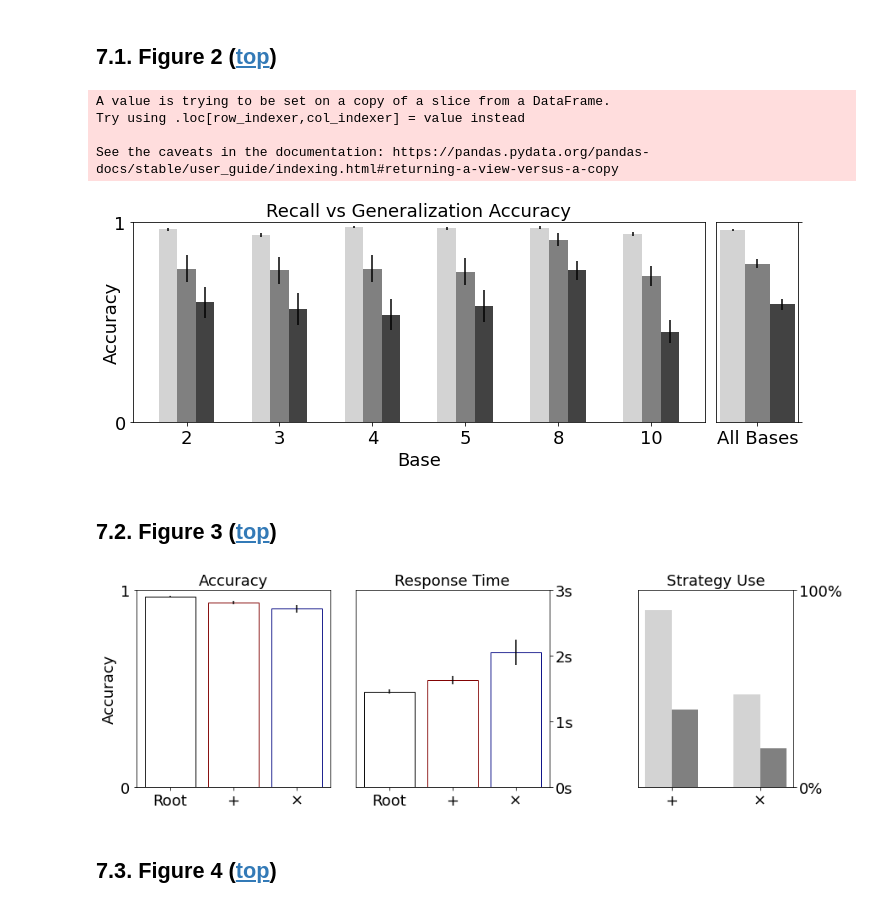
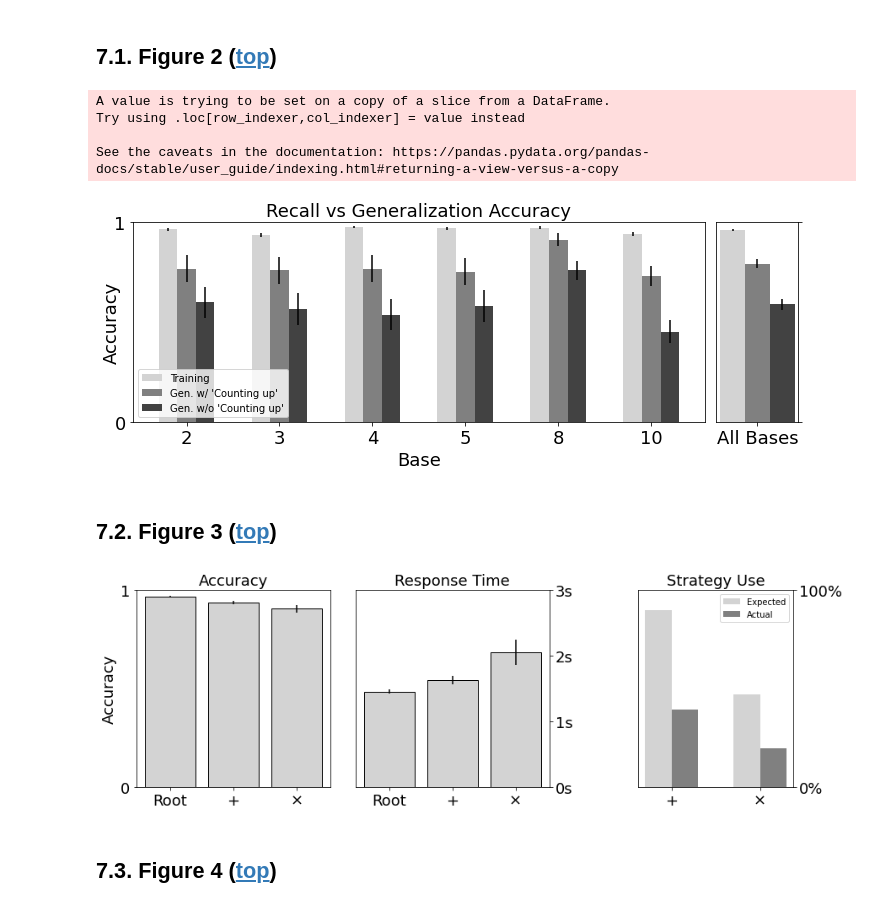
Before and after one commit to SebastianHolt/counting_syntax, a Jupyter notebook: analysis/main_analyses.ipynb, the cells around one changed output. Cells and saved outputs as stored; diff of their text form; code cells hidden in the pictures.

```diff
--- a/analysis/main_analyses.ipynb
+++ b/analysis/main_analyses.ipynb
@@ -1062,27 +1062,27 @@ dat2 = get_err(df1,iv,dv2)
 f , (a1,a2) = plt.subplots(1,2, figsize=(10,4), sharey=True, gridspec_kw={'width_ratios': [7,1]})
 
 
-a1.bar(np.arange(len(dat0[iv]))-2*(bw/2),
+quizcorrect = a1.bar(np.arange(len(dat0[iv]))-2*(bw/2),
         height=dat0[dv0],
         width=bw,
         yerr=dat0['err'],
         fill='lightgrey',color='lightgrey', #edgecolor='k',    # fill='lightgrey',color='lightgrey',# edgecolor='k',
-        error_kw={'linewidth':lw,'capsize':cs,'markeredgewidth':ew,'zorder':200})
+        error_kw={'linewidth':lw,'capsize':cs,'markeredgewidth':ew,'zorder':200},label="Training")
 
-a1.bar(np.arange(len(dat1[iv])),
+gencorrect = a1.bar(np.arange(len(dat1[iv])),
         height=dat1[dv1],
         width=bw,
         yerr=dat1['err'],
         fill='grey',color='grey', #edgecolor='k',    # fill='grey',color='grey',# edgecolor='k',
-        error_kw={'linewidth':lw,'capsize':cs,'markeredgewidth':ew,'zorder':200})
+        error_kw={'linewidth':lw,'capsize':cs,'markeredgewidth':ew,'zorder':200},label="Gen. w/ 'Counting up'")
 
 
-a1.bar(np.arange(len(dat2[iv]))+2*(bw/2),
+genstrong = a1.bar(np.arange(len(dat2[iv]))+2*(bw/2),
         height=dat2[dv2],
         width=bw,
         yerr=dat2['err'],
         fill='#424242',color='#424242', #edgecolor='k',    # fill='grey',color='grey',# edgecolor='k',
-        error_kw={'linewidth':lw,'capsize':cs,'markeredgewidth':ew,'zorder':200})
+        error_kw={'linewidth':lw,'capsize':cs,'markeredgewidth':ew,'zorder':200},label="Gen. w/o 'Counting up'")
 
 
 a1.set_title("Recall vs Generalization Accuracy")
@@ -1090,6 +1090,8 @@ a1.set_title("Recall vs Generalization Accuracy")
 a1.set_xlabel("Base")
 a1.set_xticks([0,1,2,3,4,5])
 a1.set_xticklabels(['2','3','4','5','8','10'])
+
+a1.legend(loc="lower left")
 
 a1.set_ylabel("Accuracy")
 a1.set_yticks([0,1])    # [0,.2,.8,1]
@@ -1159,12 +1161,15 @@ a2.yaxis.set_label_coords(-.02,.5)
 newFontSize([a2],fs=18)
 
 plt.tight_layout()
+
+
+f.savefig('../results/plots/fig2.pdf', bbox_inches="tight")
 # %% [output]
 A value is trying to be set on a copy of a slice from a DataFrame.
 Try using .loc[row_indexer,col_indexer] = value instead
 
 See the caveats in the documentation: https://pandas.pydata.org/pandas-docs/stable/user_guide/indexing.html#returning-a-view-versus-a-copy
-[figure, old version]
+[figure, new version]
 # %% [markdown]
 ## <a name="fig3"></a> 7.2.  Figure 3 ([top](#top))
 # %%
@@ -1176,6 +1181,8 @@ cond_clrs =['black','blue','red']
 
 # load up the data to plot
 colour_dict = {'prim':'k','add':'#820303','mult':'#030782'}
+colour_dict = {'prim':'k','add':'k','mult':'k'}
+
 
 plot1s = []
 plot2s = []
@@ -1189,12 +1196,12 @@ for i,rule in enumerate(['prim','add','mult']):
     plot1 = a1.bar(x=i,
                    height=dat0.at[1,'correct'],
                    yerr=dat0.at[1,'err'],
-                   color="white", alpha=1, edgecolor=colour_dict[rule])
+                   color="lightgrey", alpha=1, edgecolor=colour_dict[rule])
 
     plot2 = a2.bar(x=i,
                    height=dat1.at[1,'RT'],
                    yerr=dat1.at[1,'err'],
-                   color="white", alpha=1, edgecolor=colour_dict[rule])
+                   color="lightgrey", alpha=1, edgecolor=colour_dict[rule])
 
     # take whichever is higher: the current max or the highest value here
     RTymax = max(RTymax,dat1.at[1,'RT'] + dat1.at[1,'err'])
@@ -1249,7 +1256,6 @@ strat_colours = {"add":     "#820303", "add_sf":  "#820303",
                  "mul":     "#030782", "mul_sf":  "#030782",
                  "unit":    "k",       "exp":     "k"}
 
-
 # expected prop additive
 prop_expd_add = ((5/5)*31 + (5/5)*30 + (4/5)*32 + (4/5)*30 + (9/10)*30 + (9/10)*29) / (31+30+32+30+30+29)
 
@@ -1280,41 +1286,41 @@ prop_actl_mul = df1[dv].value_counts()['mul'] / df1[dv].value_counts().sum()
 
 
 
-a3.bar(1-bw/2,
+expected = a3.bar(1-bw/2,
         height= prop_expd_mul,
         width=bw,
         fill='lightgrey', color='lightgrey',alpha=1, edgecolor=None,
-        error_kw={'linewidth':lw,'capsize':cs,'markeredgewidth':ew})
+        error_kw={'linewidth':lw,'capsize':cs,'markeredgewidth':ew},label="Expected")
 
-a3.bar(1+bw/2,
+actual = a3.bar(1+bw/2,
         height= prop_actl_mul,
         width=bw,
         fill='grey', color='grey',alpha=1, edgecolor=None,
-        error_kw={'linewidth':lw,'capsize':cs,'markeredgewidth':ew})
+        error_kw={'linewidth':lw,'capsize':cs,'markeredgewidth':ew},label="Actual")
 
-
+a3.legend()
 
 a3.set_title("Strategy Use")
 a3.set_ylabel("")
 a3.set_yticks([0,1])
 a3.set_yticklabels(['0%','100%'])
 a3.set_ylim((0,1))
 a3.yaxis.tick_right()
 # a3.yaxis.set_label_coords(-.02,.5)
 a3.yaxis.set_label_position("right")
 
 
 
 # a3.set_xlabel("Base")
 a3.set_xticks([0,1])
 a3.set_xticklabels(['+','×'])
 
 plt.tight_layout()
 newFontSize([a1,a2,a3],fs=18)
 
-# f.savefig('../results/plots/fig3/frame_{}.png'.format(frame), bbox_inches="tight")
+f.savefig('../results/plots/fig3.pdf', bbox_inches="tight")
 # %% [output]
-[figure, old version]
+[figure, new version]
 # %% [markdown]
 ## <a name="fig4"></a> 7.3.  Figure 4 ([top](#top))
 # %%
```
Also changed, not shown: parts of 1 cell of this notebook, 1 other file.
